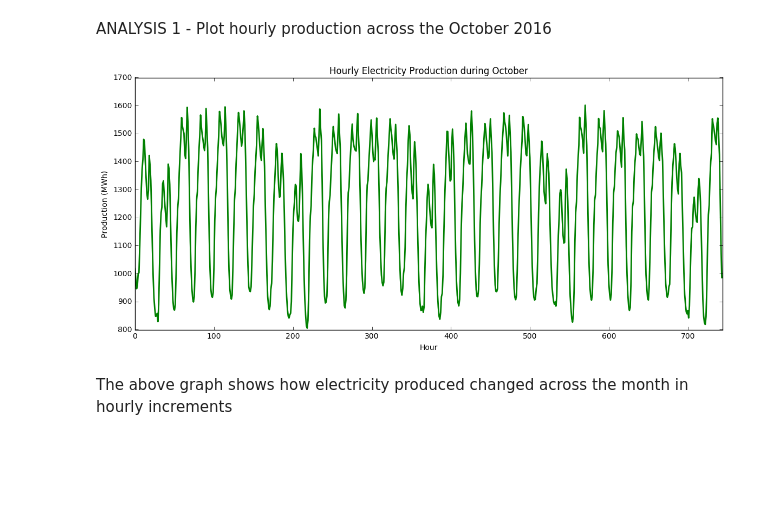
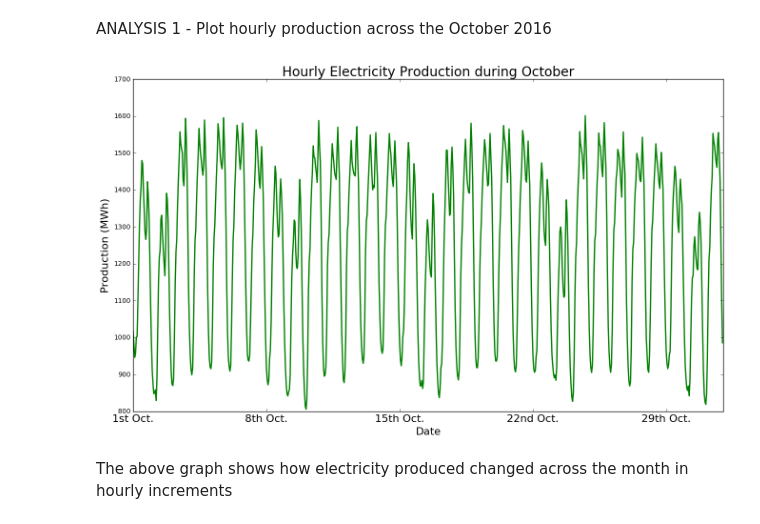
Before and after one commit to AliSteel/Costa-Rican-Energy-Exploration, a Jupyter notebook: Exploration of Costa Rican Energy Generation in Oct 2016.ipynb, the cells around one changed output. Saved outputs shown, nothing was run; the diff lists cells and outputs as text; code cells hidden in the pictures; blank space fills up the shorter version.

```diff
--- a/Exploration of Costa Rican Energy Generation in Oct 2016.ipynb
+++ b/Exploration of Costa Rican Energy Generation in Oct 2016.ipynb
@@ -56,24 +58,31 @@ elapsed_hours = np.array([hour - Times[0] for hour in Times]) / datetime.timedel
 
 # add elapsed_hours to dataframe
 df["Elapsed_Hours"] = pd.Series(elapsed_hours)
-# %%
-# Create new group
-hourly_production = df.groupby("Elapsed_Hours")["Produccion (MWh)"].sum()
-
-#plot results
-x = np.unique(elapsed_hours)
-y = hourly_production
-fig = plt.figure(figsize=(14,6))
-ax = fig.add_subplot(1,1,1)
-ax.plot(x, y, "-", color="green", linewidth=2)
-plt.xlim(0,744)
-plt.xlabel("Hour")
-plt.ylabel("Production (MWh)")
-plt.title("Hourly Electricity Production during October")
-
-plt.show()
-# %% [output]
-[figure, removed]
+# %%
+#use groupby function
+hourly_production = df.groupby("Elapsed_Hours")["Produccion (MWh)"].sum()
+
+#give the date of each hour to show on graph (more meaningful than elasped hours)
+
+
+#plot results
+x = np.unique(elapsed_hours)
+y = hourly_production
+fig = plt.figure(figsize=(16,9), dpi=300)
+plt.title("Hourly Electricity Production during October", fontsize=20)
+ax = fig.add_subplot(111)
+ax.plot(x, y, "-", color="green", linewidth=2)
+ax.set_xlim(0,744)
+ax.set_xlabel("Date", fontsize=16)
+ax.set_ylabel("Production (MWh)", fontsize=16)
+
+#set x ticks to values that correspond to the start of the week
+ax.set_xticks([0, 168, 336, 504, 672])
+ax.set_xticklabels(["1st Oct.", "8th Oct.", "15th Oct.", "22nd Oct.", "29th Oct."], fontsize=16)
+
+plt.show()
+# %% [output]
+[figure, added]
 # %% [markdown]
 The above graph shows how electricity produced changed across the month in hourly increments
 # %% [markdown]
```
Also changed, not shown: parts of 9 cells of this notebook.
